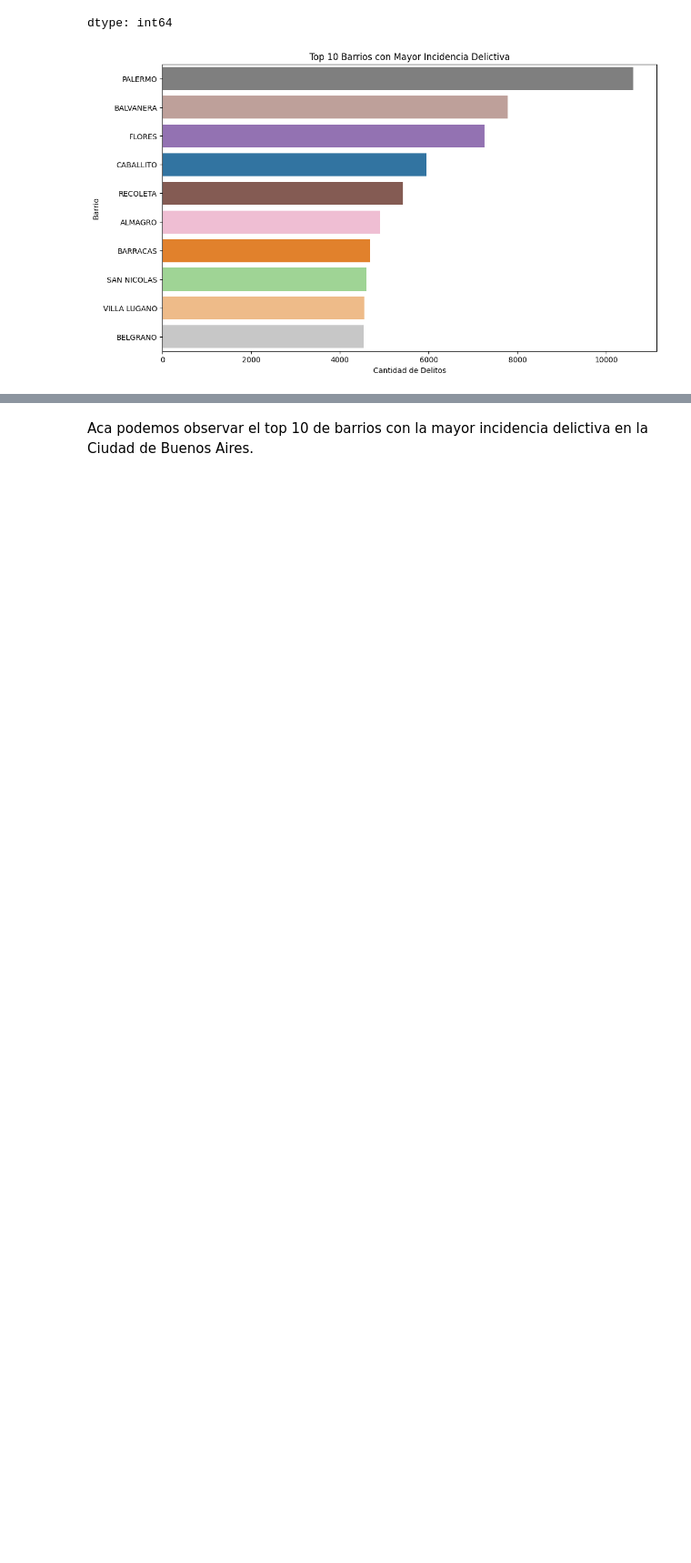
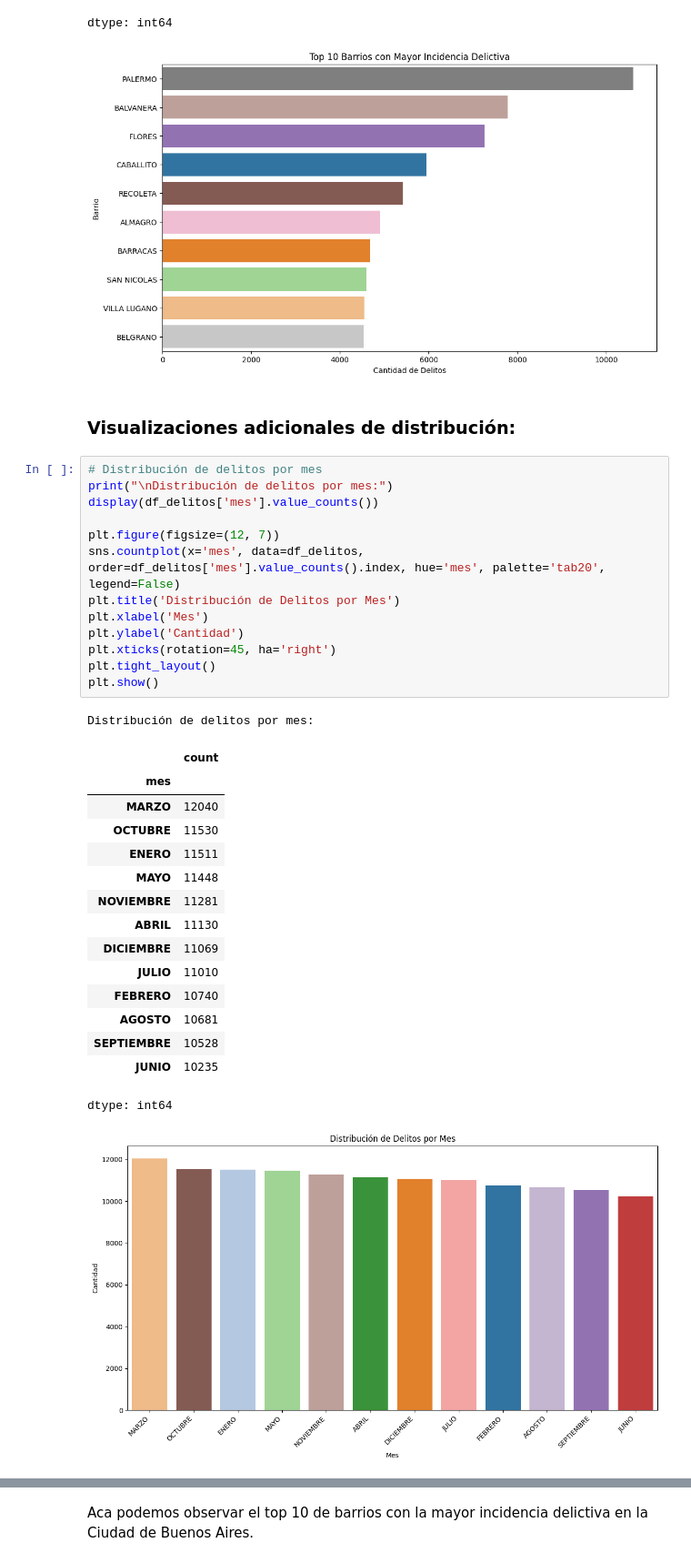
Before and after one commit to ChronosXV/Ingenieria_Software, a Jupyter notebook: Proyecto/UGR_Ing_de_Software_Grupo_2_TP.ipynb, the cells around one changed output, grey strips where cells are left out. Shown: that part at 91% size. Drawn from its saved outputs; the diff is of its cells as text; blank space fills up the shorter version.

```diff
--- a/Proyecto/UGR_Ing_de_Software_Grupo_2_TP.ipynb
+++ b/Proyecto/UGR_Ing_de_Software_Grupo_2_TP.ipynb
@@ -377,3 +372,36 @@ Top 10 barrios con mayor incidencia delictiva:
 | BELGRANO | 4533 |
 dtype: int64
 [figure]
+# %% [markdown]
+### Visualizaciones adicionales de distribución:
+# %%
+# Distribución de delitos por mes
+print("\nDistribución de delitos por mes:")
+display(df_delitos['mes'].value_counts())
+
+plt.figure(figsize=(12, 7))
+sns.countplot(x='mes', data=df_delitos, order=df_delitos['mes'].value_counts().index, hue='mes', palette='tab20', legend=False)
+plt.title('Distribución de Delitos por Mes')
+plt.xlabel('Mes')
+plt.ylabel('Cantidad')
+plt.xticks(rotation=45, ha='right')
+plt.tight_layout()
+plt.show()
+# %% [output]
+Distribución de delitos por mes:
+|  | count |
+| mes |  |
+| MARZO | 12040 |
+| OCTUBRE | 11530 |
+| ENERO | 11511 |
+| MAYO | 11448 |
+| NOVIEMBRE | 11281 |
+| ABRIL | 11130 |
+| DICIEMBRE | 11069 |
+| JULIO | 11010 |
+| FEBRERO | 10740 |
+| AGOSTO | 10681 |
+| SEPTIEMBRE | 10528 |
+| JUNIO | 10235 |
+dtype: int64
+[figure, added]
```
Also changed, not shown: parts of 26 cells of this notebook.
